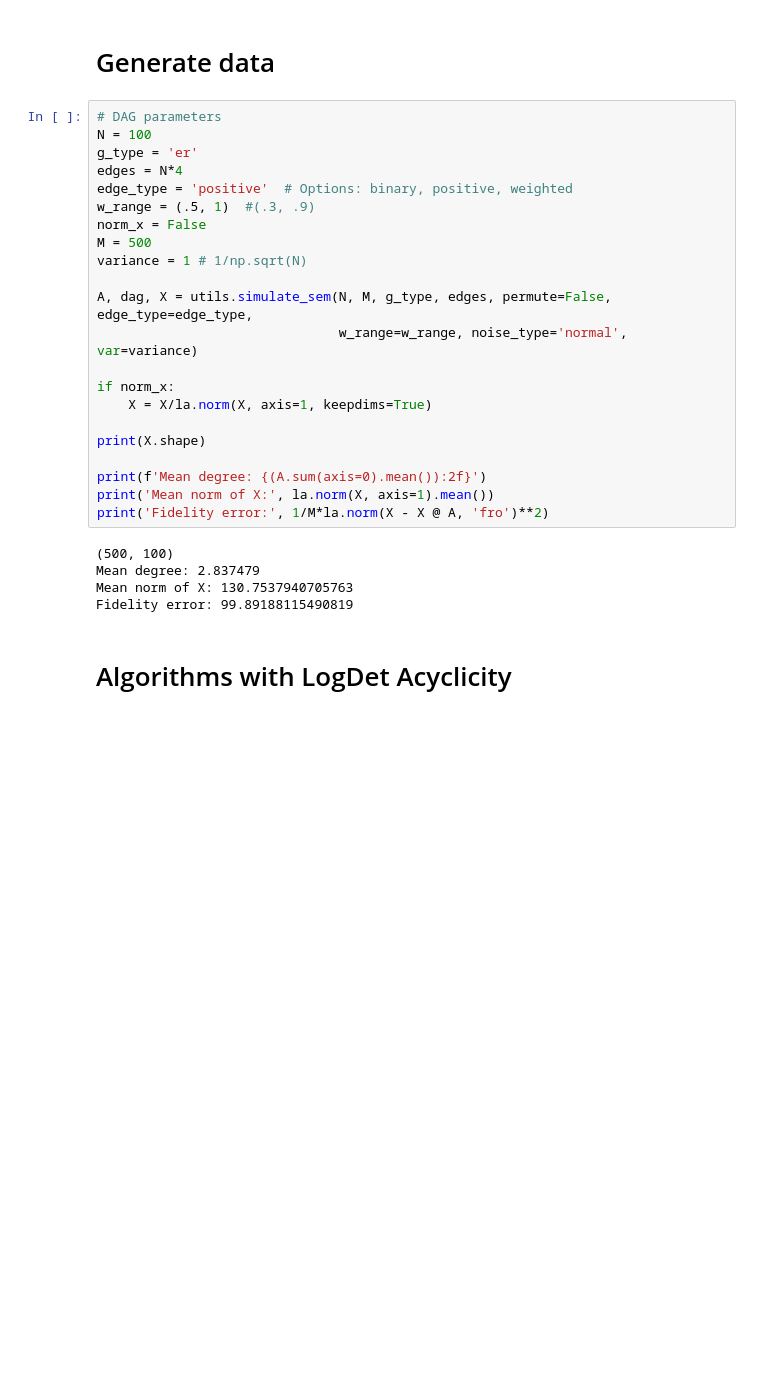
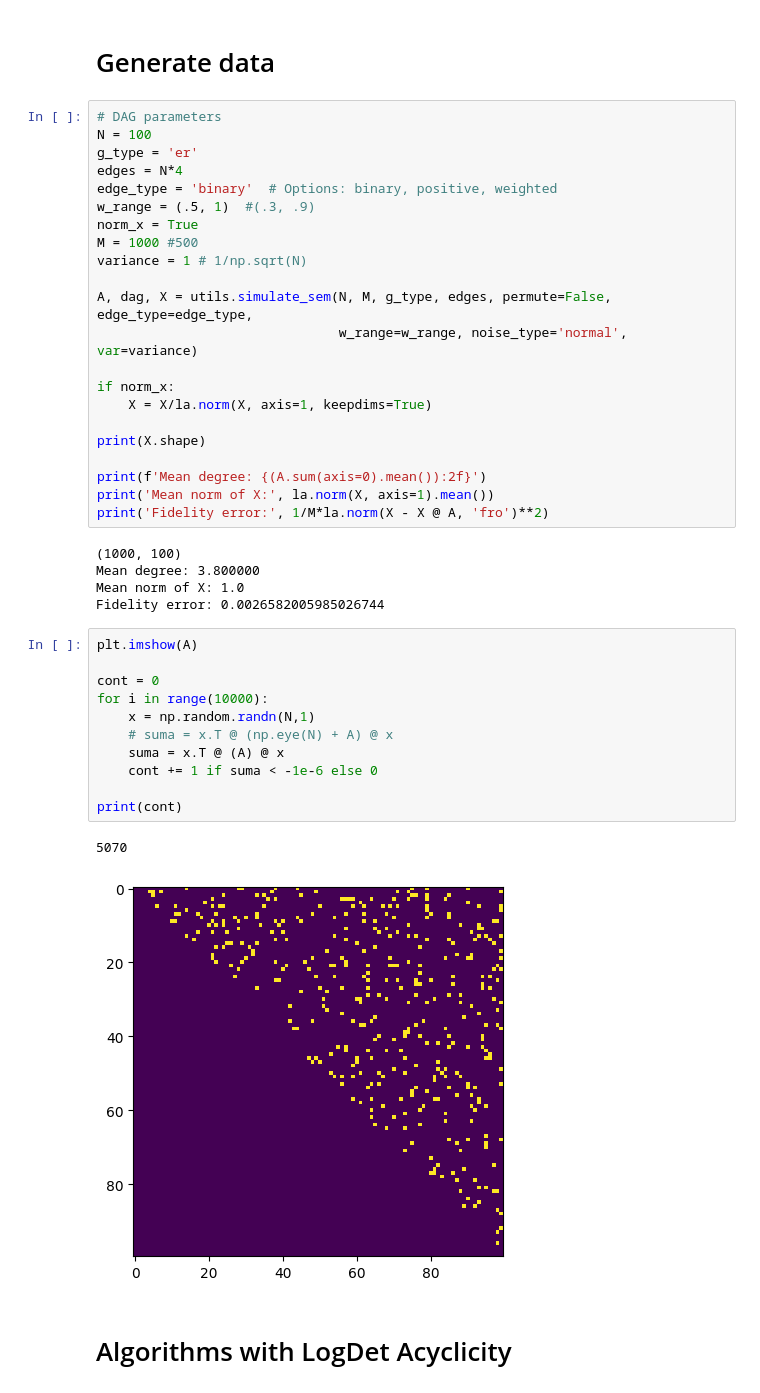
Before and after one commit to reysam93/cvx_dag_learning, a Jupyter notebook: run_algorithms.ipynb, the cells around one changed output. Saved outputs shown, nothing was run; the diff lists cells and outputs as text; blank space fills up the shorter version.

```diff
--- a/run_algorithms.ipynb
+++ b/run_algorithms.ipynb
@@ -90,10 +90,10 @@ def plot_convergence(model, W_true):
 N = 100
 g_type = 'er'
 edges = N*4
-edge_type = 'positive'  # Options: binary, positive, weighted
+edge_type = 'binary'  # Options: binary, positive, weighted
 w_range = (.5, 1)  #(.3, .9)
-norm_x = False
-M = 500
+norm_x = True
+M = 1000 #500
 variance = 1 # 1/np.sqrt(N)
 
 A, dag, X = utils.simulate_sem(N, M, g_type, edges, permute=False, edge_type=edge_type,
@@ -108,10 +108,24 @@ print(f'Mean degree: {(A.sum(axis=0).mean()):2f}')
 print('Mean norm of X:', la.norm(X, axis=1).mean())
 print('Fidelity error:', 1/M*la.norm(X - X @ A, 'fro')**2)
 # %% [output]
-(500, 100)
-Mean degree: 2.837479
-Mean norm of X: 130.7537940705763
-Fidelity error: 99.89188115490819
+(1000, 100)
+Mean degree: 3.800000
+Mean norm of X: 1.0
+Fidelity error: 0.0026582005985026744
+# %%
+plt.imshow(A)
+
+cont = 0
+for i in range(10000):
+    x = np.random.randn(N,1)
+    # suma = x.T @ (np.eye(N) + A) @ x
+    suma = x.T @ (A) @ x
+    cont += 1 if suma < -1e-6 else 0
+
+print(cont)
+# %% [output]
+5070
+[figure, added]
 # %% [markdown]
 # Algorithms with LogDet Acyclicity
 # %% [markdown]
```
Also changed, not shown: parts of 3 cells of this notebook, 3 other files.
